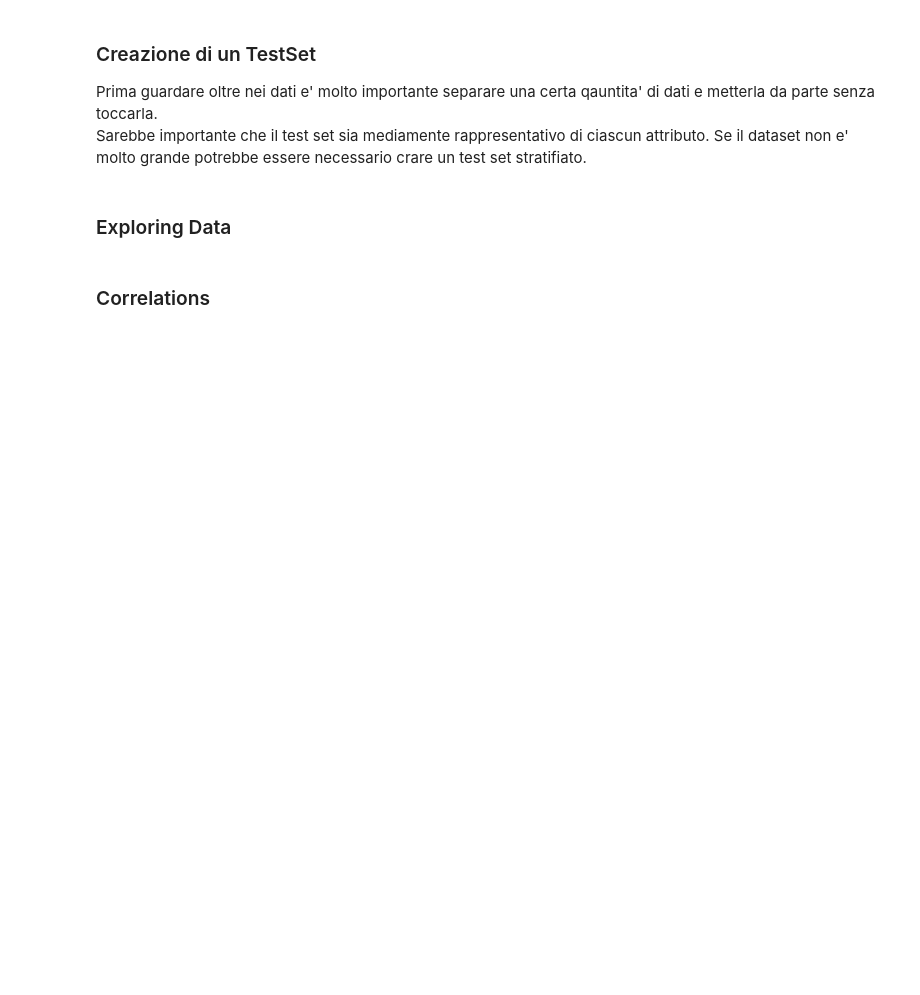
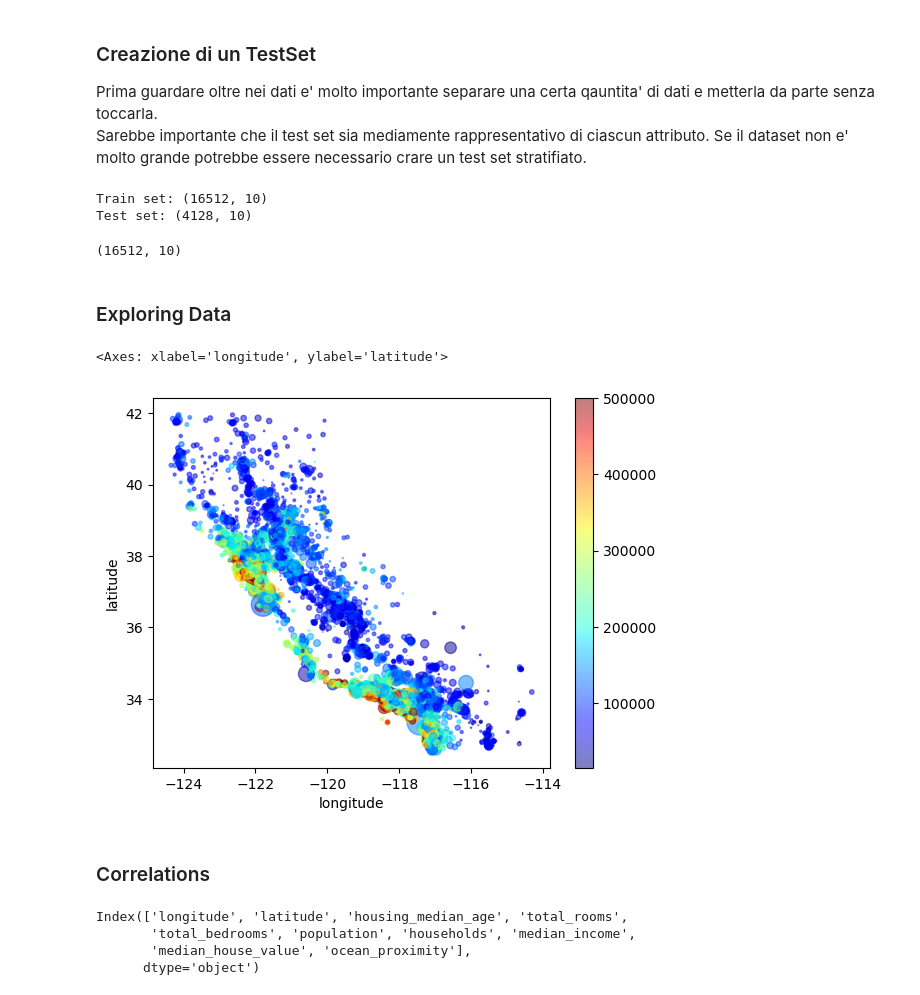
Before and after one commit to SGiuri/ML_PD_2324, a Jupyter notebook: Lezone2/CaliforniaHousing.ipynb, the cells around one changed output. Cells and saved outputs as stored; diff of their text form; code cells hidden in the pictures; blank space fills up the shorter version.

```diff
--- a/Lezone2/CaliforniaHousing.ipynb
+++ b/Lezone2/CaliforniaHousing.ipynb
@@ -98,7 +157,42 @@ Significato di ciscuna colonna
 ### Creazione di un TestSet
 Prima guardare oltre nei dati e' molto importante separare una certa qauntita' di dati e metterla da parte senza toccarla. <br>
 Sarebbe importante che il test set sia mediamente rappresentativo di ciascun attributo. Se il dataset non e' molto grande potrebbe essere necessario crare un test set stratifiato.
+# %%
+from sklearn.model_selection import train_test_split
+
+house_train, house_test = train_test_split(housing, test_size=0.2, random_state=42 )
+
+print(f"Train set: {house_train.shape}")
+print(f"Test set: {house_test.shape}")
+
+house_train.head()
+
+housing = house_train.copy()
+
+# Da questo momento hiusing contiene l'80% del dayaset iniziale
+# %% [output]
+Train set: (16512, 10)
+Test set: (4128, 10)
+# %%
+housing.shape
+# %% [output]
+(16512, 10)
 # %% [markdown]
 ### Exploring Data
+# %%
+housing.plot.scatter(y="latitude",
+                     x="longitude", alpha=0.5,
+                     s=housing["population"]/100,
+                     c=housing["median_house_value"], cmap="jet")
+# %% [output]
+<Axes: xlabel='longitude', ylabel='latitude'>
+[figure, added]
 # %% [markdown]
 ### Correlations
+# %%
+housing.columns
+# %% [output]
+Index(['longitude', 'latitude', 'housing_median_age', 'total_rooms',
+       'total_bedrooms', 'population', 'households', 'median_income',
+       'median_house_value', 'ocean_proximity'],
+      dtype='object')
```
Also changed, not shown: parts of 18 cells of this notebook.
